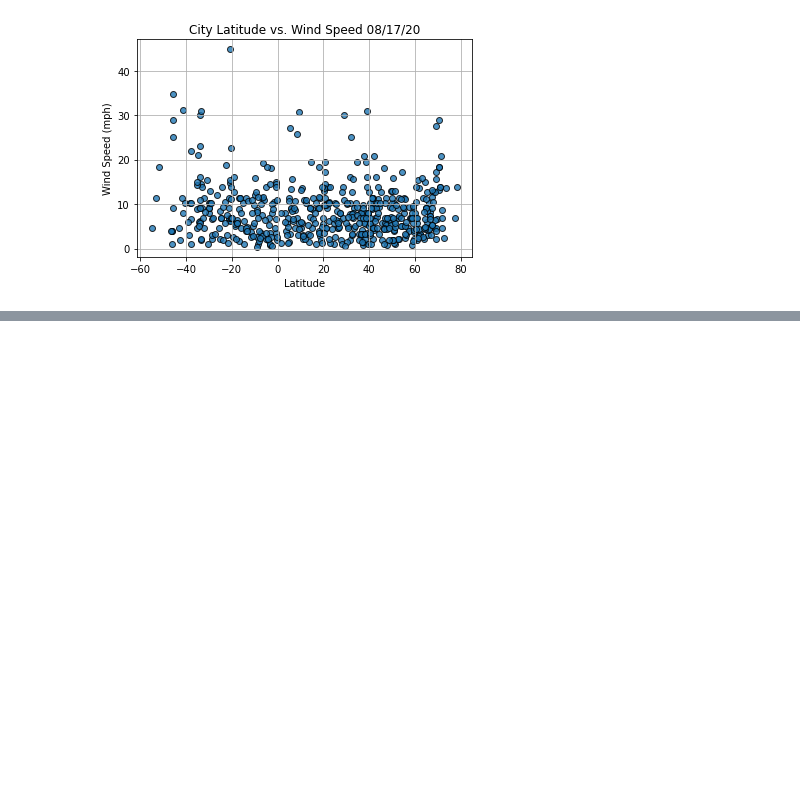
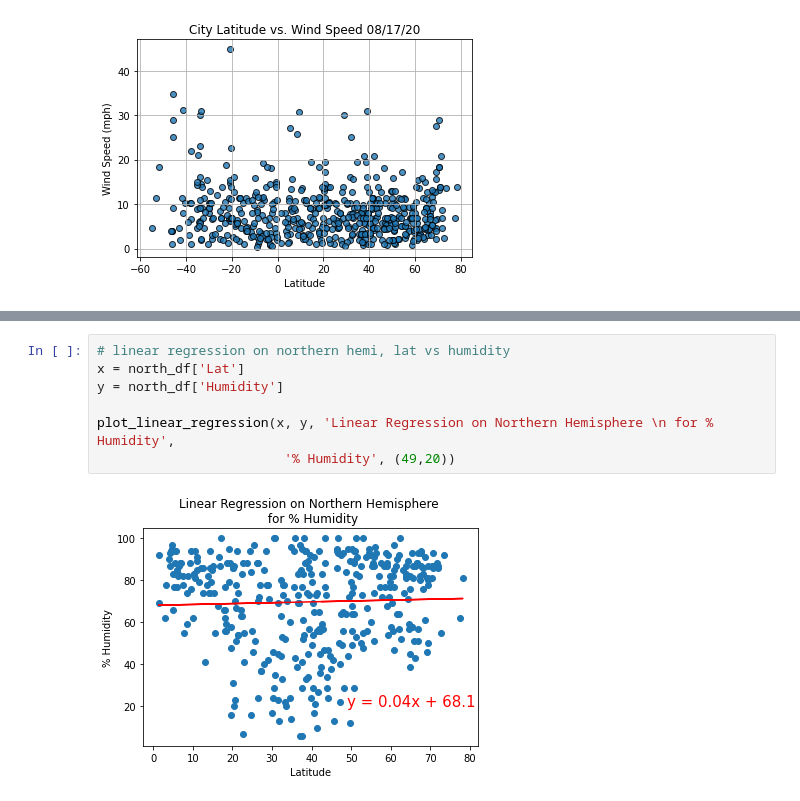
Before and after one commit to vyu821/world-weather-analysis, a Jupyter notebook: WeatherPy.ipynb, the cells around one changed output, grey strips where cells are left out. Drawn from its saved outputs; the diff is of its cells as text; blank space fills up the shorter version.

```diff
--- a/WeatherPy.ipynb
+++ b/WeatherPy.ipynb
@@ -242,0 +288,9 @@ plt.show()
+# %%
+# linear regression on northern hemi, lat vs humidity
+x = north_df['Lat']
+y = north_df['Humidity']
+
+plot_linear_regression(x, y, 'Linear Regression on Northern Hemisphere \n for % Humidity',
+                        '% Humidity', (49,20))
+# %% [output]
+[figure, added]
```
Also changed, not shown: parts of 10 cells of this notebook.
